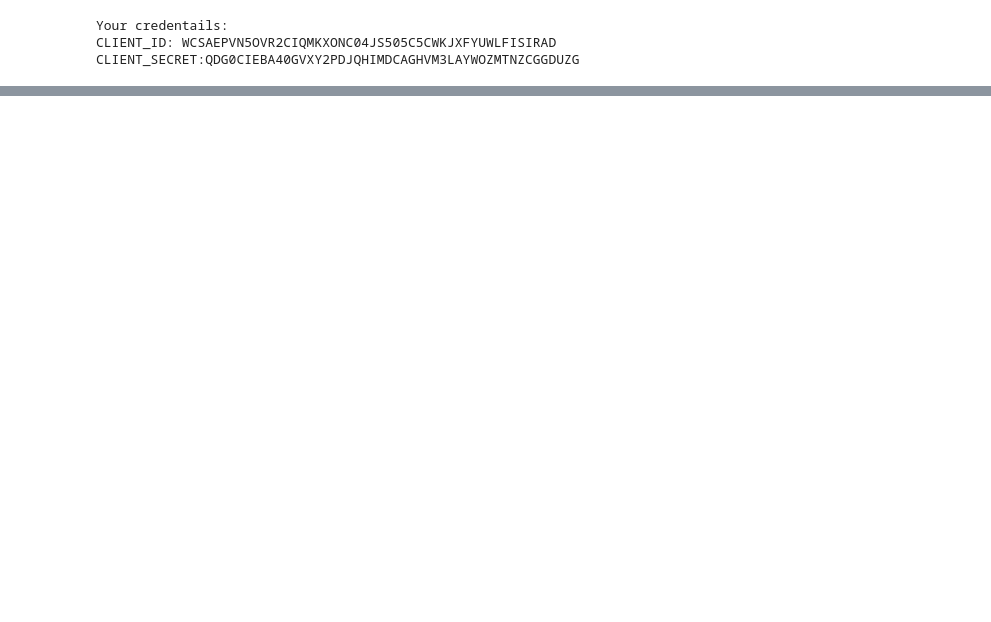
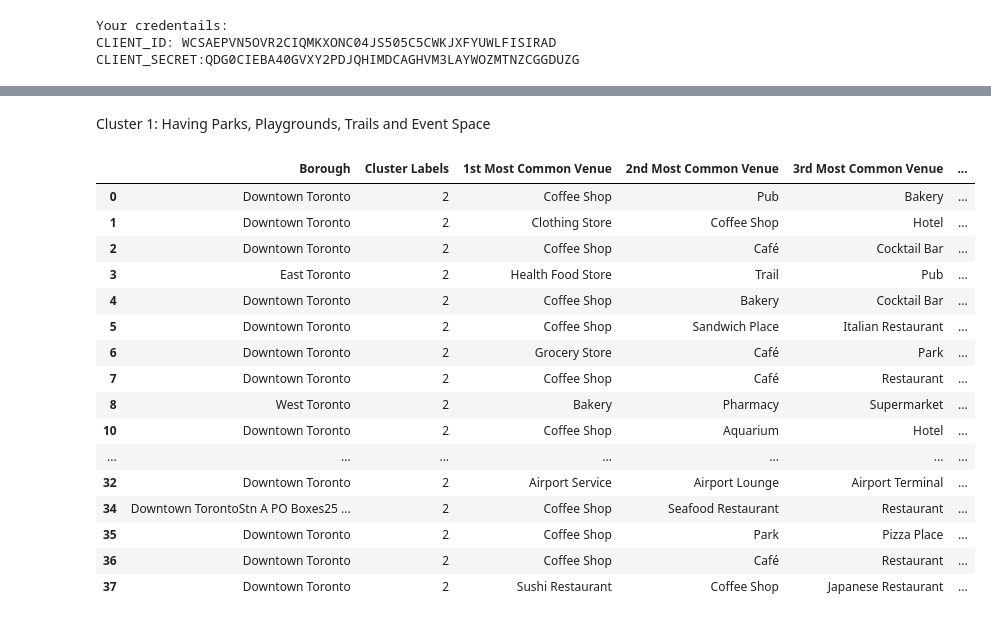
Before and after one commit to lotramo/Coursera_Capstone, a Jupyter notebook: Coursera Capstone Data Science.ipynb, the cells around one changed output, grey strips where cells are left out. Saved outputs shown, nothing was run; the diff lists cells and outputs as text; code cells hidden in the pictures; blank space fills up the shorter version.

```diff
--- a/Coursera Capstone Data Science.ipynb
+++ b/Coursera Capstone Data Science.ipynb
@@ -412,0 +489,9 @@ There are 233 uniques categories.
+# %%
+# create a new dataframe
+neighborhoods_venues_sorted = pd.DataFrame(columns=columns)
+neighborhoods_venues_sorted['Neighborhood'] = toronto_grouped['Neighborhood']
+
+for ind in np.arange(toronto_grouped.shape[0]):
+    neighborhoods_venues_sorted.iloc[ind, 1:] = return_most_common_venues(toronto_grouped.iloc[ind, :], num_top_venues)
+
+neighborhoods_venues_sorted.head()
@@ -412,0 +505,11 @@ There are 233 uniques categories.
+# %%
+# set number of clusters
+kclusters = 5
+
+toronto_grouped_clustering = toronto_grouped.drop('Neighborhood', 1) #for clustering the stringvalues are not usable
+
+# run k-means clustering
+kmeans = KMeans(n_clusters=kclusters, random_state=0).fit(toronto_grouped_clustering)
+
+# check cluster labels generated for each row in the dataframe
+kmeans.labels_[0:10]
@@ -412,0 +518,10 @@ There are 233 uniques categories.
+# %%
+# add clustering labels
+neighborhoods_venues_sorted.insert(0, 'Cluster Labels', kmeans.labels_)
+
+toronto_merged = toronto_data
+# %%
+# merge toronto_grouped with toronto_data to add latitude/longitude for each neighborhood
+toronto_merged = toronto_merged.join(neighborhoods_venues_sorted.set_index('Neighborhood'), on='Neighborhood')
+
+toronto_merged.head() # check the last columns!
@@ -412,0 +583,23 @@ There are 233 uniques categories.
+# %% [markdown]
+Cluster 1: Having Parks, Playgrounds, Trails and Event Space
+# %%
+#Cluster 2
+toronto_merged.loc[toronto_merged['Cluster Labels'] == 2, toronto_merged.columns[[1] + list(range(5, toronto_merged.shape[1]))]]
+# %% [output]
+|  | Borough | Cluster Labels | 1st Most Common Venue | 2nd Most Common Venue | 3rd Most Common Venue | ... |
+| 0 | Downtown Toronto | 2 | Coffee Shop | Pub | Bakery | ... |
+| 1 | Downtown Toronto | 2 | Clothing Store | Coffee Shop | Hotel | ... |
+| 2 | Downtown Toronto | 2 | Coffee Shop | Café | Cocktail Bar | ... |
+| 3 | East Toronto | 2 | Health Food Store | Trail | Pub | ... |
+| 4 | Downtown Toronto | 2 | Coffee Shop | Bakery | Cocktail Bar | ... |
+| 5 | Downtown Toronto | 2 | Coffee Shop | Sandwich Place | Italian Restaurant | ... |
+| 6 | Downtown Toronto | 2 | Grocery Store | Café | Park | ... |
+| 7 | Downtown Toronto | 2 | Coffee Shop | Café | Restaurant | ... |
+| 8 | West Toronto | 2 | Bakery | Pharmacy | Supermarket | ... |
+| 10 | Downtown Toronto | 2 | Coffee Shop | Aquarium | Hotel | ... |
+| ... | ... | ... | ... | ... | ... | ... |
+| 32 | Downtown Toronto | 2 | Airport Service | Airport Lounge | Airport Terminal | ... |
+| 34 | Downtown TorontoStn A PO Boxes25 ... | 2 | Coffee Shop | Seafood Restaurant | Restaurant | ... |
+| 35 | Downtown Toronto | 2 | Coffee Shop | Park | Pizza Place | ... |
+| 36 | Downtown Toronto | 2 | Coffee Shop | Café | Restaurant | ... |
+| 37 | Downtown Toronto | 2 | Sushi Restaurant | Coffee Shop | Japanese Restaurant | ... |
```
Also changed, not shown: parts of 25 cells of this notebook.
